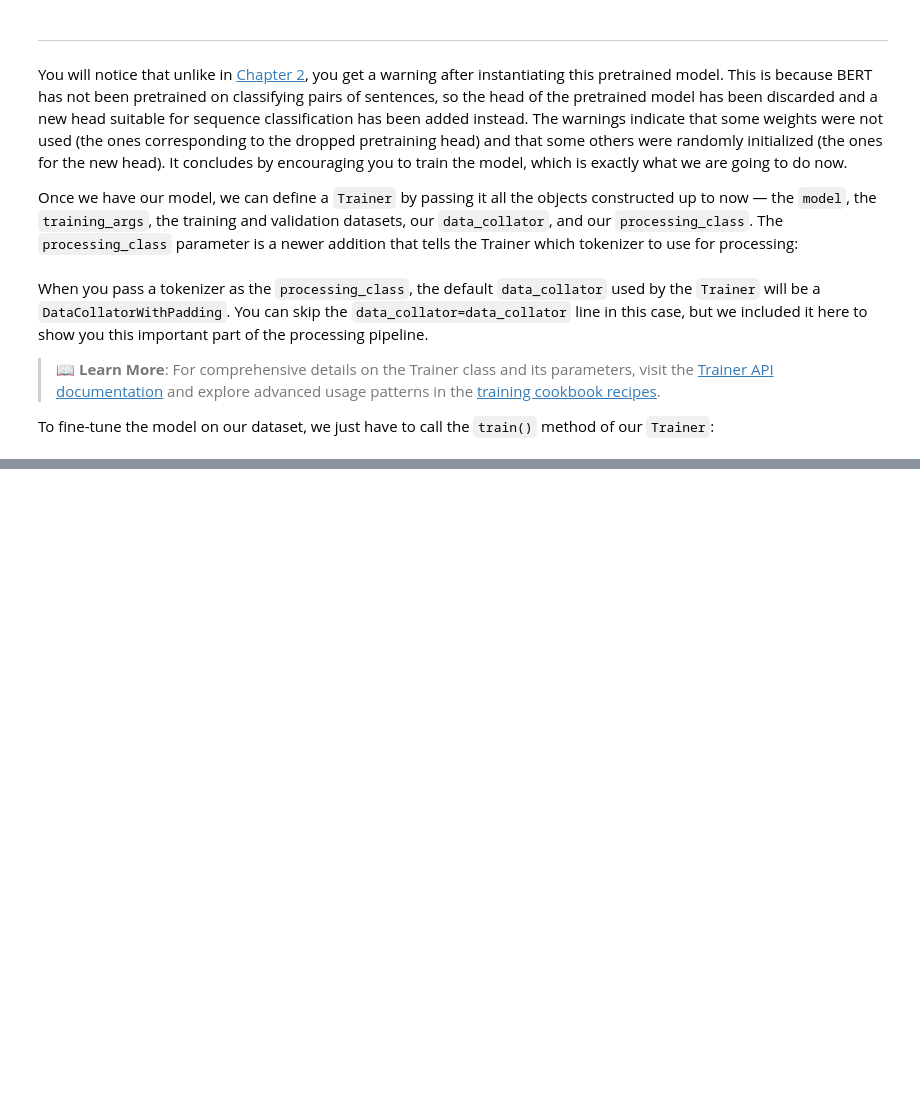
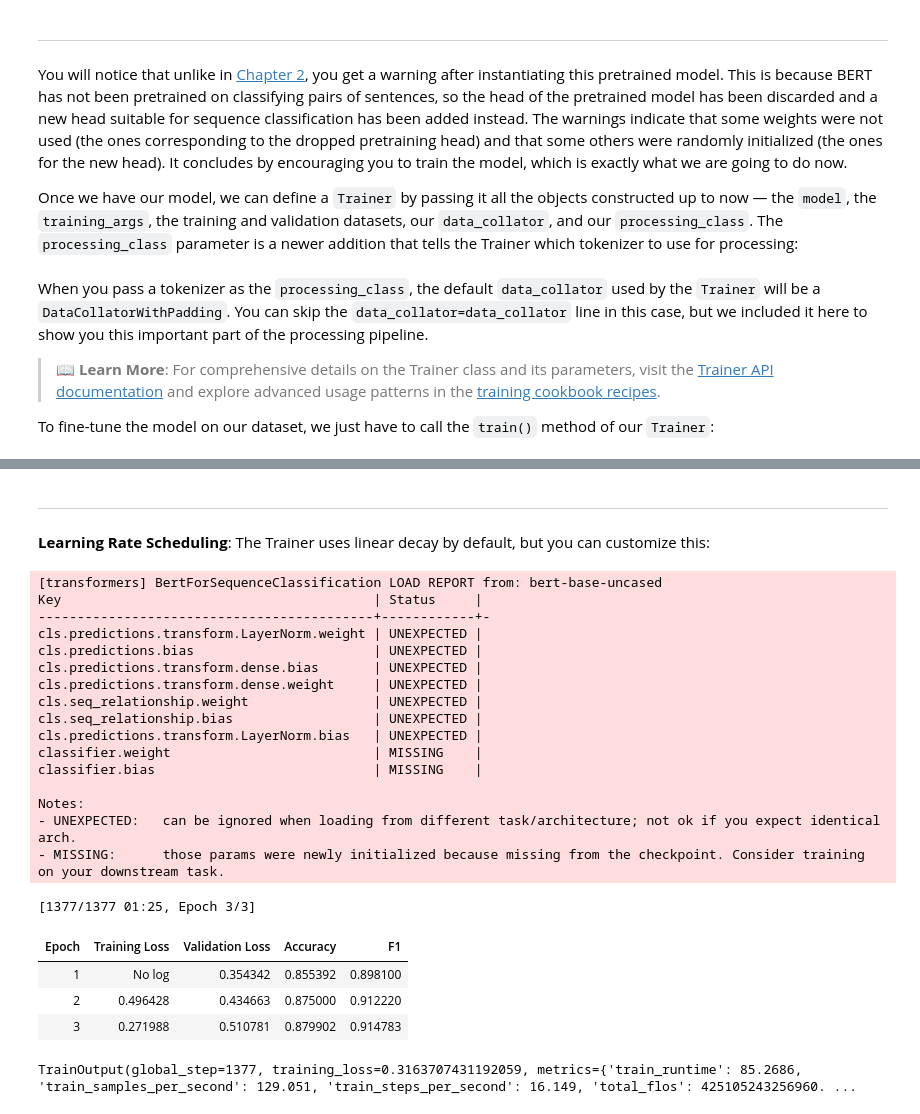
Before and after one commit to tankgauravgt/huggingface-llm-course, a Jupyter notebook: 03-fine-tuning-a-pretrained-model/03-fine-tuning-a-model-with-the-trainer-api.ipynb, the cells around one changed output, grey strips where cells are left out. Saved outputs shown, nothing was run; the diff lists cells and outputs as text; code cells hidden in the pictures; blank space fills up the shorter version.

```diff
--- a/03-fine-tuning-a-pretrained-model/03-fine-tuning-a-model-with-the-trainer-api.ipynb
+++ b/03-fine-tuning-a-pretrained-model/03-fine-tuning-a-model-with-the-trainer-api.ipynb
@@ -97 +300,49 @@ trainer.train()
+# %% [markdown]
+---
+
+**Learning Rate Scheduling**: The Trainer uses linear decay by default, but you can customize this:
+# %%
+training_args = TrainingArguments(
+    "test-trainer",
+    eval_strategy="epoch",
+    learning_rate=2e-5,
+    lr_scheduler_type="cosine",  # Try different schedulers
+)
+
+model = AutoModelForSequenceClassification.from_pretrained(ckpt, num_labels=2)
+
+trainer = Trainer(
+    model,
+    training_args,
+    train_dataset=tokenized_datasets["train"],
+    eval_dataset=tokenized_datasets["validation"],
+    data_collator=data_collator,
+    processing_class=tokenizer,
+    compute_metrics=compute_metrics,
+)
+
+trainer.train()
+# %% [output]
+[transformers] BertForSequenceClassification LOAD REPORT from: bert-base-uncased
+Key                                        | Status     |
+-------------------------------------------+------------+-
+cls.predictions.transform.LayerNorm.weight | UNEXPECTED |
+cls.predictions.bias                       | UNEXPECTED |
+cls.predictions.transform.dense.bias       | UNEXPECTED |
+cls.predictions.transform.dense.weight     | UNEXPECTED |
+cls.seq_relationship.weight                | UNEXPECTED |
+cls.seq_relationship.bias                  | UNEXPECTED |
+cls.predictions.transform.LayerNorm.bias   | UNEXPECTED |
+classifier.weight                          | MISSING    |
+classifier.bias                            | MISSING    |
+
+Notes:
+- UNEXPECTED:   can be ignored when loading from different task/architecture; not ok if you expect identical arch.
+- MISSING:      those params were newly initialized because missing from the checkpoint. Consider training on your downstream task.
+[1377/1377 01:25, Epoch 3/3]
+| Epoch | Training Loss | Validation Loss | Accuracy | F1 |
+| 1 | No log | 0.354342 | 0.855392 | 0.898100 |
+| 2 | 0.496428 | 0.434663 | 0.875000 | 0.912220 |
+| 3 | 0.271988 | 0.510781 | 0.879902 | 0.914783 |
+TrainOutput(global_step=1377, training_loss=0.3163707431192059, metrics={'train_runtime': 85.2686, 'train_samples_per_second': 129.051, 'train_steps_per_second': 16.149, 'total_flos': 425105243256960. ...
 # %% [markdown]
```
Also changed, not shown: parts of 22 cells of this notebook, 2 other files.
